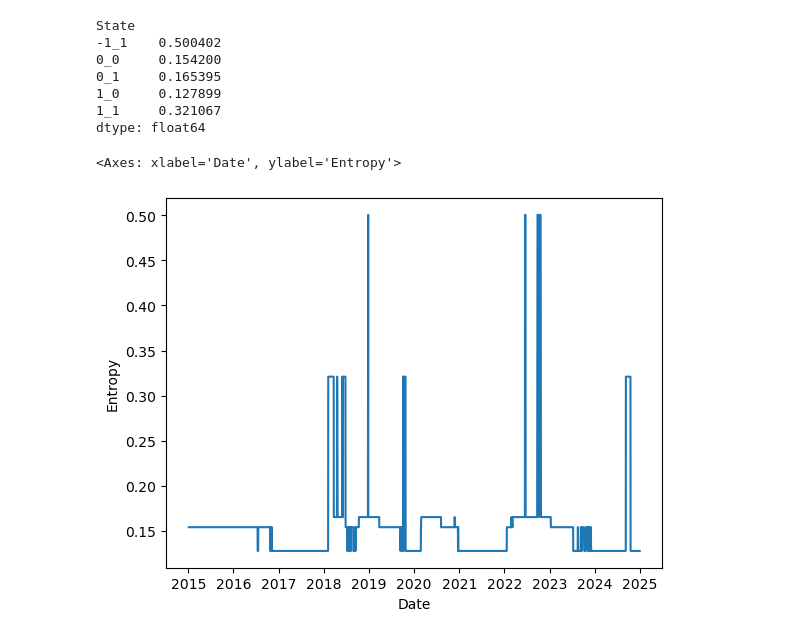
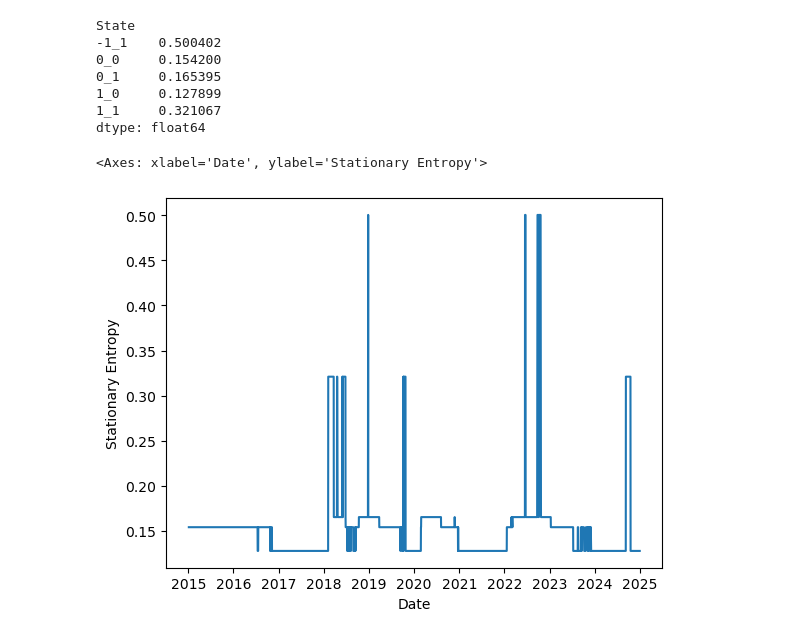
Before and after one commit to akshathp0/entropy-trading, a Jupyter notebook: validate_features.ipynb, the cells around one changed output. Saved outputs shown, nothing was run; the diff lists cells and outputs as text; code cells hidden in the pictures.

```diff
--- a/validate_features.ipynb
+++ b/validate_features.ipynb
@@ -201,8 +201,10 @@ Vol State
 1    0.016131
 Name: Forward Vol, dtype: float64
 # %%
-from regime import markov
+from regime import matrix
 
-matrix = markov.build_matrix(df)
-print(matrix)
+df = matrix.initialize_state(df)
+
+transition_matrix = matrix.build_stationary_matrix(df)
+print(transition_matrix)
 # %% [output]
@@ -216,7 +218,7 @@ State
 # %%
 from regime import entropy
 
-entropy_vector = entropy.find_entropy(matrix)
+entropy_vector = entropy.find_entropy_vector(transition_matrix)
 print(entropy_vector)
 # %% [output]
 State
@@ -227,9 +229,9 @@ State
 1_1     0.321067
 dtype: float64
 # %%
-df = entropy.build_entropy(df, entropy_vector)
+df = entropy.build_stationary_entropy(df, entropy_vector)
 
-sns.lineplot(data = df['Entropy'])
+sns.lineplot(data = df['Stationary Entropy'])
 # %% [output]
-<Axes: xlabel='Date', ylabel='Entropy'>
+<Axes: xlabel='Date', ylabel='Stationary Entropy'>
-[figure, old version]
+[figure, new version]
```
Also changed, not shown: parts of 16 cells of this notebook, 4 other files.
